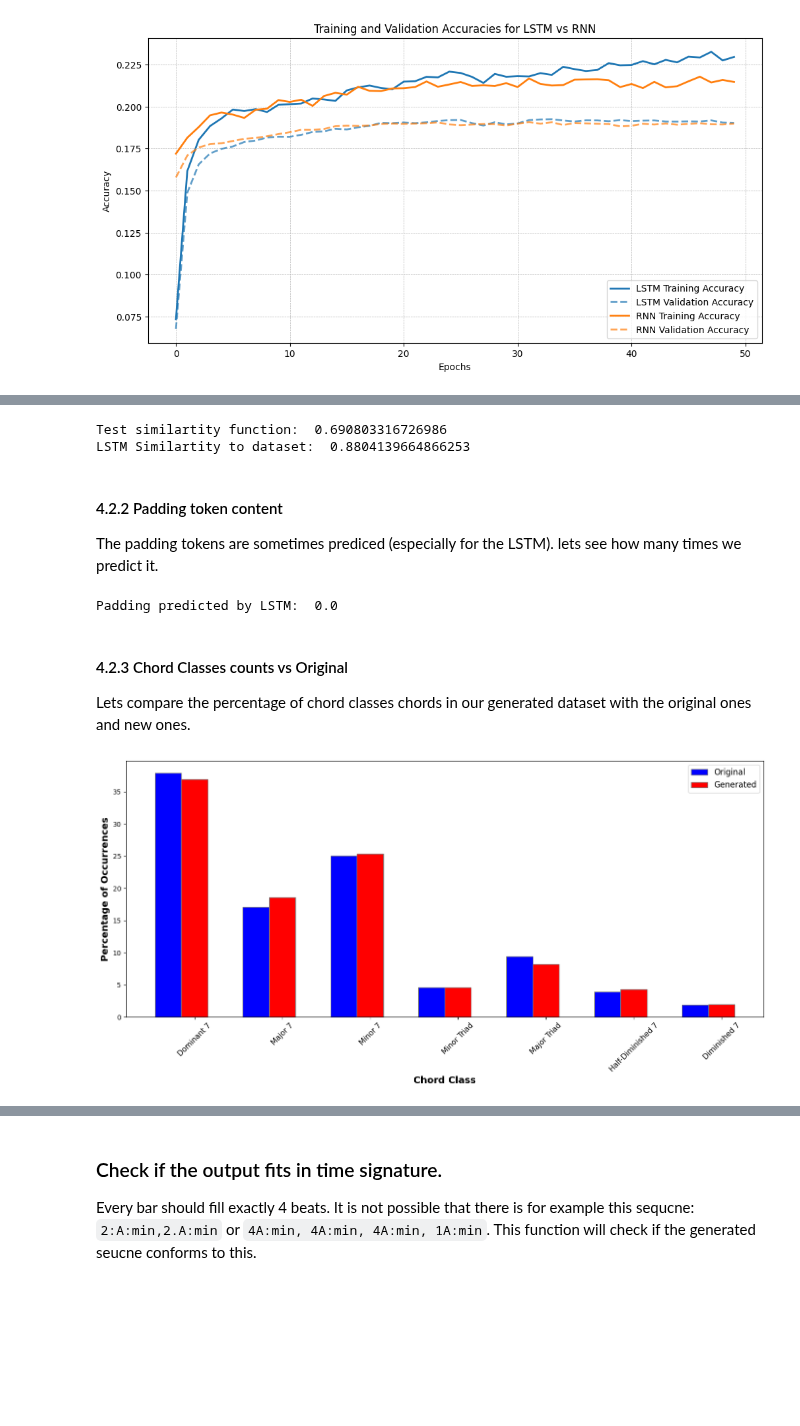
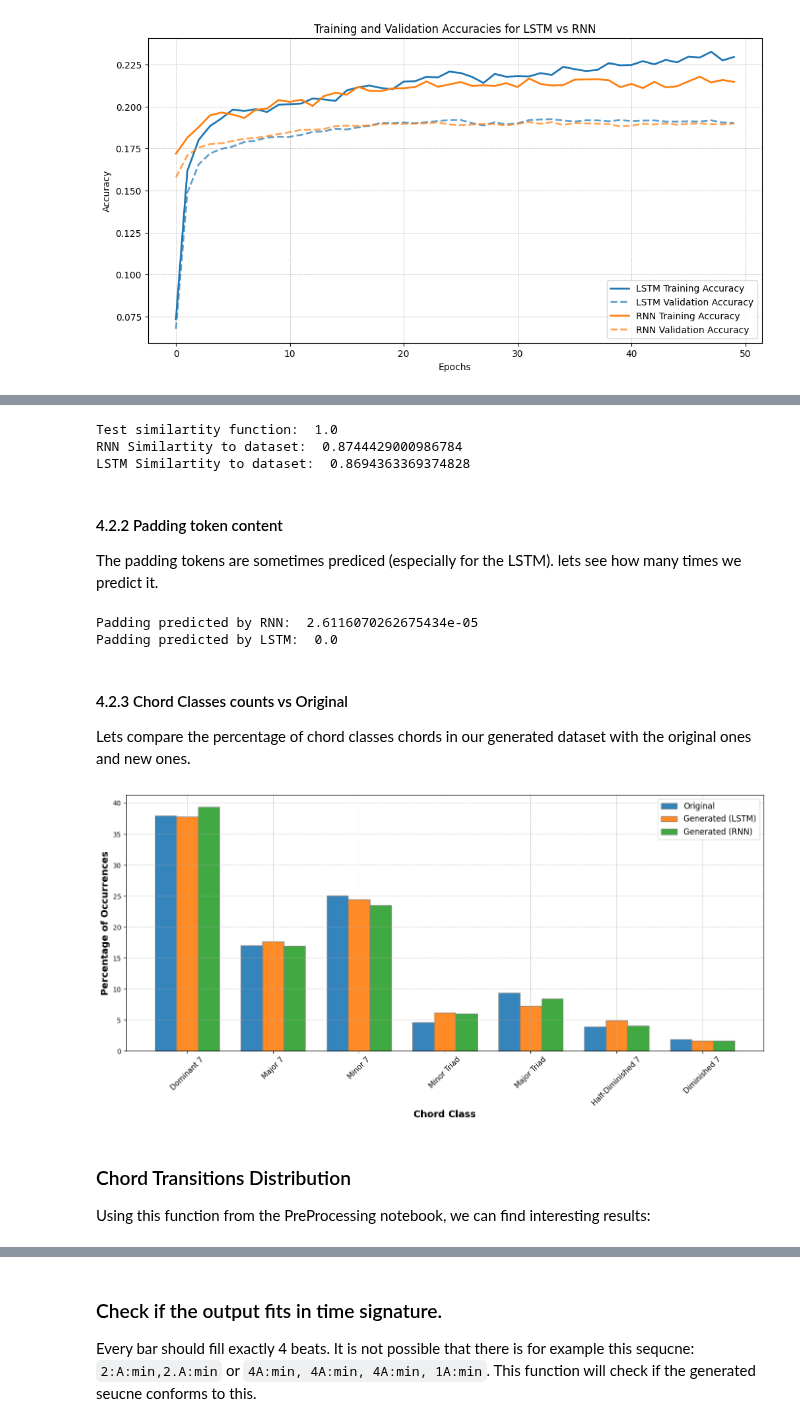
Before and after one commit to Kryptagora/JazzNet, a Jupyter notebook: Models.ipynb, the cells around one changed output, grey strips where cells are left out. Cells and saved outputs as stored; diff of their text form; code cells hidden in the pictures; blank space fills up the shorter version.

```diff
--- a/Models.ipynb
+++ b/Models.ipynb
@@ -1022,12 +1064,13 @@ def chord_distribution_similarity(generated_chords, reference_chords, chord_mapp
 
 
 # for testing
-print("Test similartity function: ", chord_distribution_similarity([["A:min", "A:min"], ["A:min", "A:min"]], [["A:min", "A:min"], ["A:min", "B:min"]], chord_to_idx))
-#print("RNN Similartity to dataset: ", chord_distribution_similarity(GRU_chords_generated, all_chords, chord_to_idx))
+print("Test similartity function: ", chord_distribution_similarity([["A:min", "A:min"], ["A:min", "A:min"]], [["A:min", "A:min"], ["A:min", "A:min"]], chord_to_idx))
+print("RNN Similartity to dataset: ", chord_distribution_similarity(RNN_chords_generated, all_chords, chord_to_idx))
 print("LSTM Similartity to dataset: ", chord_distribution_similarity(LSTM_chords_generated, all_chords, chord_to_idx))
 # %% [output]
-Test similartity function:  0.690803316726986
-LSTM Similartity to dataset:  0.8804139664866253
+Test similartity function:  1.0
+RNN Similartity to dataset:  0.8744429000986784
+LSTM Similartity to dataset:  0.8694363369374828
 # %% [markdown]
 #### 4.2.2 Padding token content
 The padding tokens are sometimes prediced (especially for the LSTM). lets see how many times we predict it.
@@ -1049,12 +1092,13 @@ def percentage_of_pads(data):
     return (pad_count / total_elements)
 
 
-#gru_pad_percentage = percentage_of_pads(GRU_chords_generated)
+rnn_pad_percentage = percentage_of_pads(RNN_chords_generated)
 lstm_pad_percentage = percentage_of_pads(LSTM_chords_generated)
 
-#print("Padding predicted by GRU: " , gru_pad_percentage)
+print("Padding predicted by RNN: " , rnn_pad_percentage)
 print("Padding predicted by LSTM: " , lstm_pad_percentage)
 # %% [output]
+Padding predicted by RNN:  2.6116070262675434e-05
 Padding predicted by LSTM:  0.0
 # %% [markdown]
 #### 4.2.3 Chord Classes counts vs Original
@@ -1101,31 +1145,39 @@ def percentage_of_chord_classes(data, chord_classes):
 
 ori_chord_percentages = percentage_of_chord_classes(all_chords, chord_classes)
 lstm_chord_percentages = percentage_of_chord_classes(LSTM_chords_generated, chord_classes)
+rnn_chord_percentages = percentage_of_chord_classes(RNN_chords_generated, chord_classes)
 # %%
-import matplotlib.pyplot as plt
+barWidth = 0.25
+x = list(ori_chord_percentages.keys())
+r1 = np.arange(len(x))  # Positions for the first set of bars
+r2 = [bar + barWidth for bar in r1]  # Positions for the second set of bars
+r3 = [bar + barWidth for bar in r2]  # Positions for the third set of bars
 
-# Define the positions for the bars
-x = list(chord_classes.values())
-barWidth = 0.3
-r1 = list(range(len(x)))
-r2 = [bar + barWidth for bar in r1]
+# Define the positions for the third set of bars
+r3 = [bar + barWidth for bar in r2]
 
 plt.figure(figsize=(14,7))
 
 # Create the bars
-plt.bar(r1, ori_chord_percentages.values(), width=barWidth, color='blue', edgecolor='grey', label='Original')
-plt.bar(r2, lstm_chord_percentages.values(), width=barWidth, color='red', edgecolor='grey', label='Generated')
+plt.bar(r1, ori_chord_percentages.values(), width=barWidth, color='#1f77b4', edgecolor='grey', label='Original', alpha=0.9)
+plt.bar(r2, lstm_chord_percentages.values(), width=barWidth, color='#ff7f0e', edgecolor='grey', label='Generated (LSTM)', alpha=0.9)
+plt.bar(r3, rnn_chord_percentages.values(), width=barWidth, color='#2ca02c', edgecolor='grey', label='Generated (RNN)', alpha=0.9)
 
 # Add titles and labels
+#plt.title('Chord Percentages Comparison: Original vs Generated')
 plt.xlabel('Chord Class', fontsize=14, fontweight='bold')
 plt.ylabel('Percentage of Occurrences', fontsize=14, fontweight='bold')
 plt.xticks([r + barWidth for r in range(len(x))], x, fontsize=11, rotation=45)
 
-# Add legend
+# Add legend and grid
 plt.legend(fontsize=12)
+plt.grid(True, which="both", linestyle='--', linewidth=0.5)  # Making grid lines lighter and dotted
 
-# Show the plot
 plt.tight_layout()
+plt.savefig('img/chord_percentages_comparison.png', dpi=300, bbox_inches='tight')
 plt.show()
 # %% [output]
-[figure, old version]
+[figure, new version]
+# %% [markdown]
+### Chord Transitions Distribution
+Using this function from the PreProcessing notebook, we can find interesting results:
```
Also changed, not shown: parts of 43 cells of this notebook.
